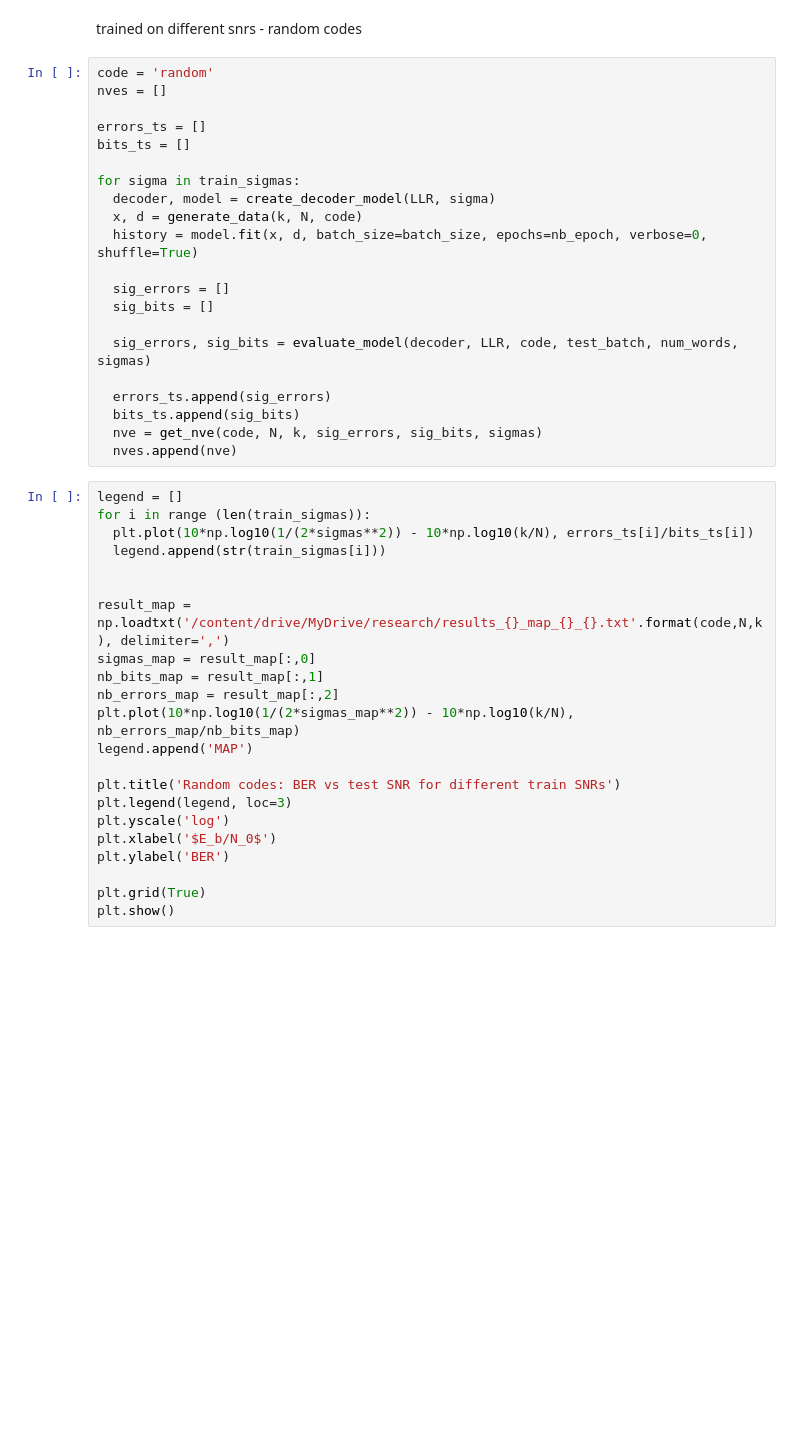
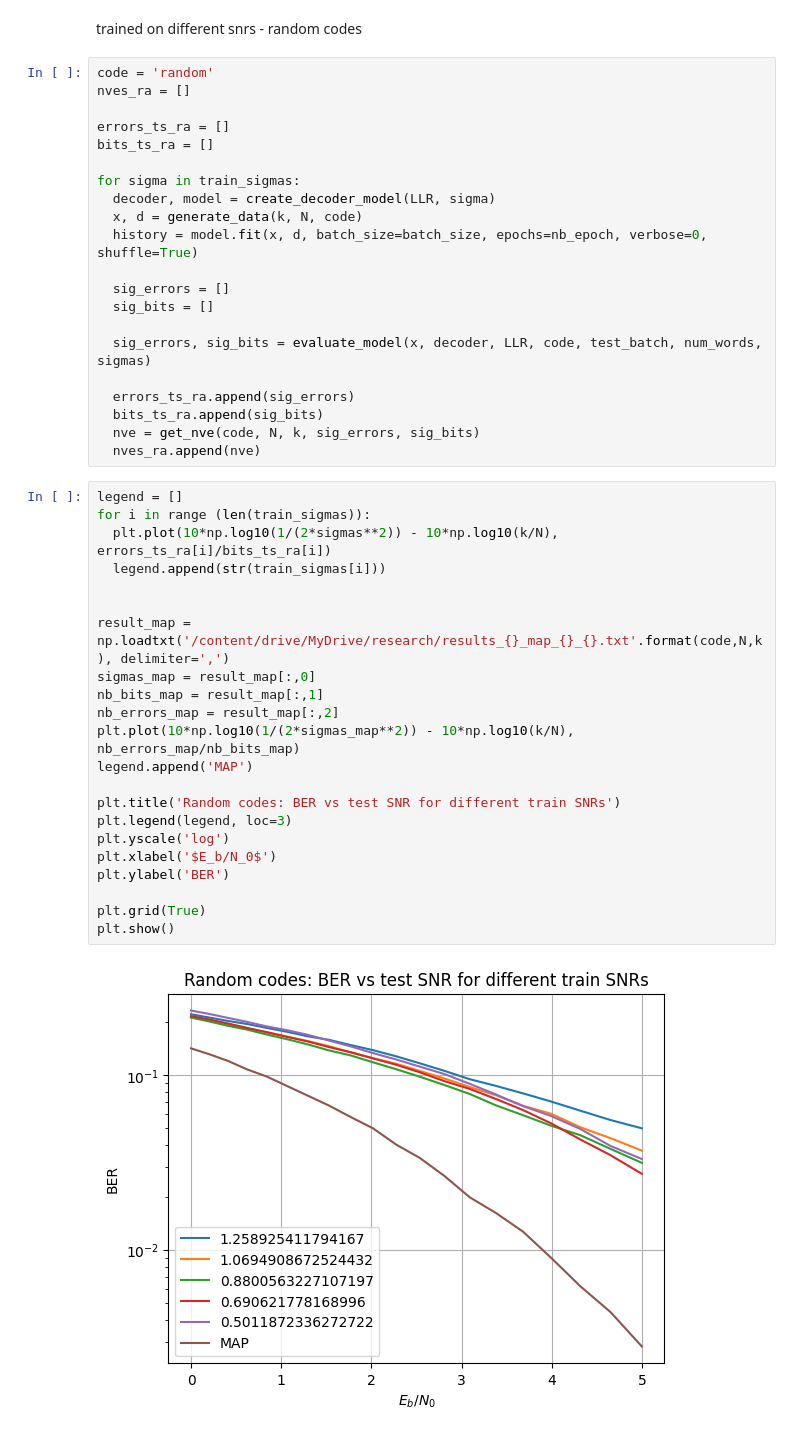
Before and after one commit to alexaugur/Collab, a Jupyter notebook: experiments.ipynb, the cells around one changed output. Drawn from its saved outputs; the diff is of its cells as text; blank space fills up the shorter version.

```diff
--- a/experiments.ipynb
+++ b/experiments.ipynb
@@ -586,10 +683,10 @@ plt.show()
 trained on different snrs - random codes
 # %%
 code = 'random'
-nves = []
+nves_ra = []
 
-errors_ts = []
-bits_ts = []
+errors_ts_ra = []
+bits_ts_ra = []
 
 for sigma in train_sigmas:
   decoder, model = create_decoder_model(LLR, sigma)
@@ -599,32 +696,34 @@ for sigma in train_sigmas:
   sig_errors = []
   sig_bits = []
 
-  sig_errors, sig_bits = evaluate_model(decoder, LLR, code, test_batch, num_words, sigmas)
+  sig_errors, sig_bits = evaluate_model(x, decoder, LLR, code, test_batch, num_words, sigmas)
 
-  errors_ts.append(sig_errors)
-  bits_ts.append(sig_bits)
-  nve = get_nve(code, N, k, sig_errors, sig_bits, sigmas)
-  nves.append(nve)
+  errors_ts_ra.append(sig_errors)
+  bits_ts_ra.append(sig_bits)
+  nve = get_nve(code, N, k, sig_errors, sig_bits)
+  nves_ra.append(nve)
 # %%
 legend = []
 for i in range (len(train_sigmas)):
-  plt.plot(10*np.log10(1/(2*sigmas**2)) - 10*np.log10(k/N), errors_ts[i]/bits_ts[i])
+  plt.plot(10*np.log10(1/(2*sigmas**2)) - 10*np.log10(k/N), errors_ts_ra[i]/bits_ts_ra[i])
   legend.append(str(train_sigmas[i]))
 
 
 result_map = np.loadtxt('/content/drive/MyDrive/research/results_{}_map_{}_{}.txt'.format(code,N,k), delimiter=',')
 sigmas_map = result_map[:,0]
 nb_bits_map = result_map[:,1]
 nb_errors_map = result_map[:,2]
 plt.plot(10*np.log10(1/(2*sigmas_map**2)) - 10*np.log10(k/N), nb_errors_map/nb_bits_map)
 legend.append('MAP')
 
 plt.title('Random codes: BER vs test SNR for different train SNRs')
 plt.legend(legend, loc=3)
 plt.yscale('log')
 plt.xlabel('$E_b/N_0$')
 plt.ylabel('BER')
 
 plt.grid(True)
 plt.show()
+# %% [output]
+[figure, added]
 # %%
```
Also changed, not shown: parts of 39 cells of this notebook.
